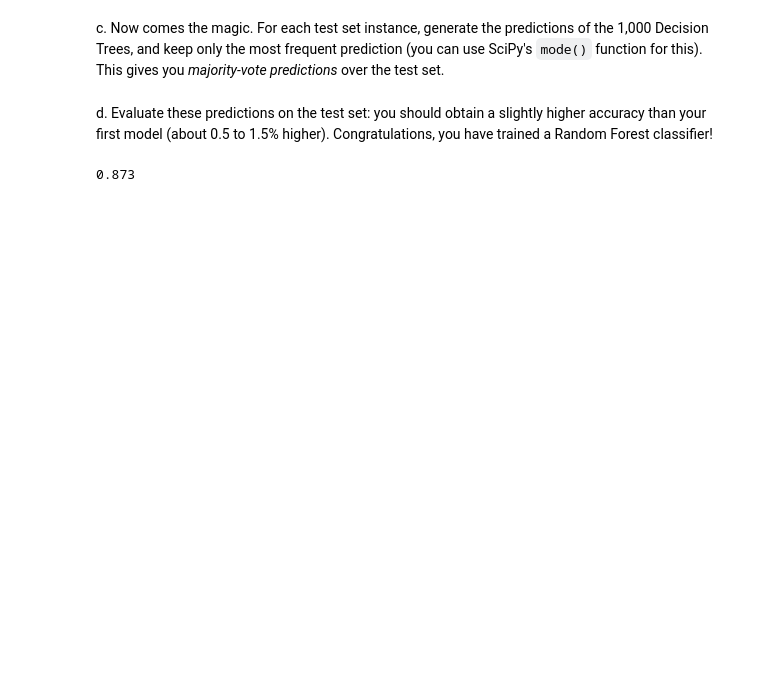
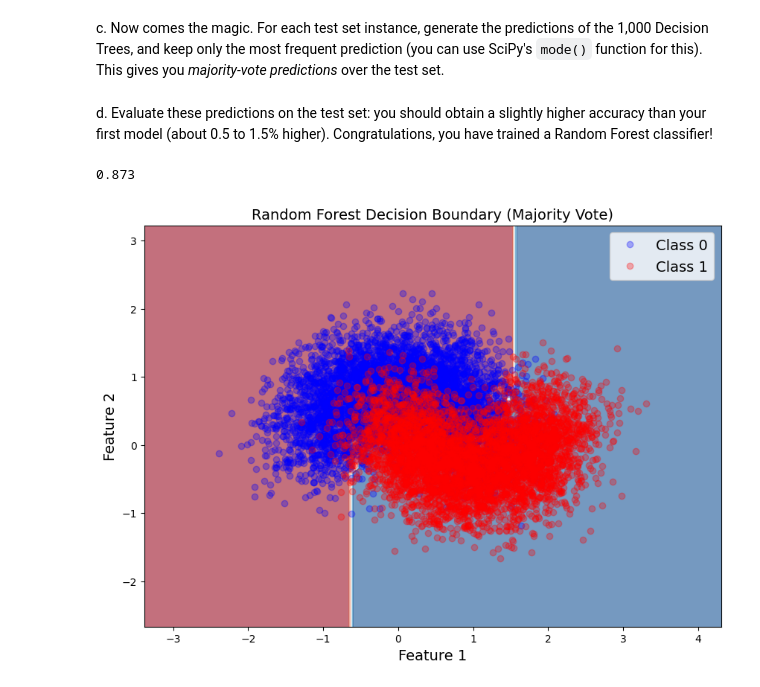
Before and after one commit to GVK1999/Module-3-Coding-Assignment-GVK, a Jupyter notebook: 06_decision_trees_VamsiKrishnaGanesuni.ipynb, the cells around one changed output. Saved outputs shown, nothing was run; the diff lists cells and outputs as text; code cells hidden in the pictures; blank space fills up the shorter version.

```diff
--- a/06_decision_trees_VamsiKrishnaGanesuni.ipynb
+++ b/06_decision_trees_VamsiKrishnaGanesuni.ipynb
@@ -177,3 +205,46 @@ d. Evaluate these predictions on the test set: you should obtain a slightly high
 accuracy_score(y_test, y_pred_majority_votes.reshape([-1]))
 # %% [output]
 0.873
+# %%
+import matplotlib.pyplot as plt
+import numpy as np
+from scipy.stats import mode
+
+def random_forest_predict(X_new, forest):
+    """
+    Computes the majority vote predictions from an ensemble of Decision Trees.
+    """
+    # Get predictions from each tree in the forest for the new data points
+    all_predictions = np.array([tree.predict(X_new) for tree in forest])
+    # For each data point, find the majority vote among all tree predictions
+    majority_votes, _ = mode(all_predictions, axis=0)
+    return majority_votes.ravel()
+
+# Define the ranges for the plot based on the X_moons dataset
+x1_min, x1_max = X_moons[:, 0].min() - 1, X_moons[:, 0].max() + 1
+x2_min, x2_max = X_moons[:, 1].min() - 1, X_moons[:, 1].max() + 1
+
+# Create a meshgrid to cover the entire feature space
+x1s = np.linspace(x1_min, x1_max, 100)
+x2s = np.linspace(x2_min, x2_max, 100)
+x1, x2 = np.meshgrid(x1s, x2s)
+X_new_meshgrid = np.c_[x1.ravel(), x2.ravel()]
+
+# Get predictions from the overall random forest using the majority vote
+y_pred_rf = random_forest_predict(X_new_meshgrid, forest).reshape(x1.shape)
+
+# Plot the decision boundary
+plt.figure(figsize=(10, 7))
+plt.contourf(x1, x2, y_pred_rf, cmap=plt.cm.RdBu, alpha=0.6)
+
+# Plot the original data points
+plt.plot(X_moons[y_moons == 0, 0], X_moons[y_moons == 0, 1], "bo", alpha=0.3, label="Class 0")
+plt.plot(X_moons[y_moons == 1, 0], X_moons[y_moons == 1, 1], "ro", alpha=0.3, label="Class 1")
+
+plt.title("Random Forest Decision Boundary (Majority Vote)")
+plt.xlabel("Feature 1")
+plt.ylabel("Feature 2")
+plt.legend()
+plt.show()
+# %% [output]
+[figure, added]
```
Also changed, not shown: parts of 9 cells of this notebook.
